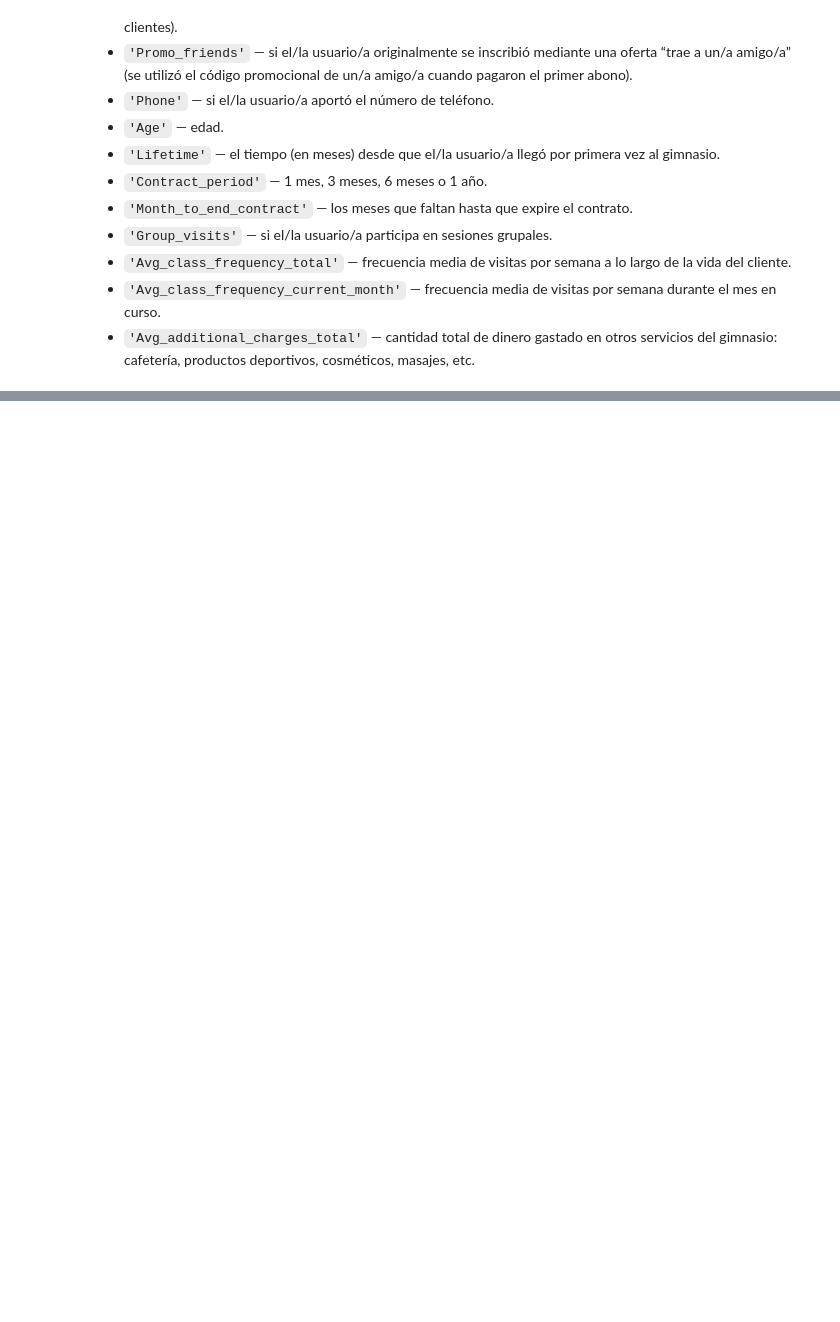
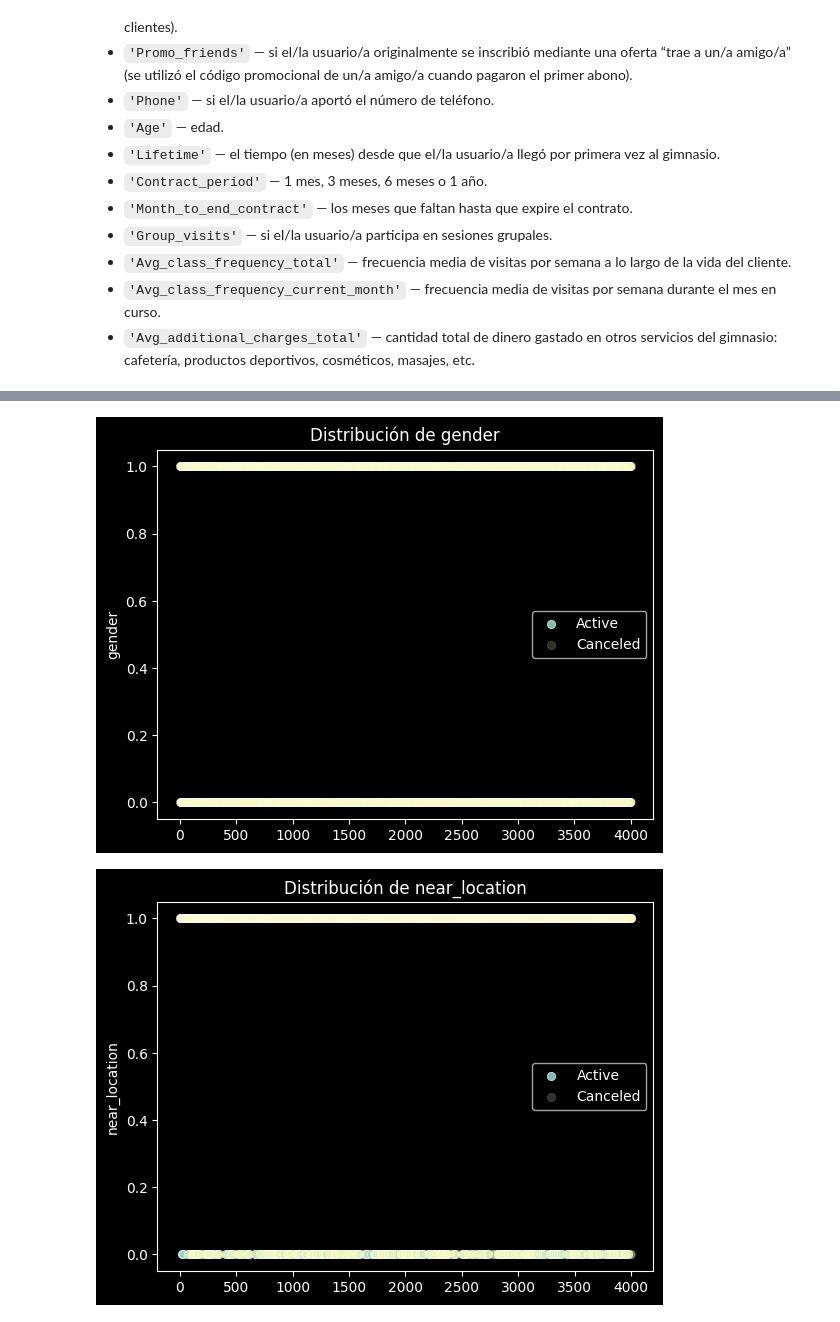
Before and after one commit to XivxnX/model_machine-learning, a Jupyter notebook: model_machine-learning.ipynb, the cells around one changed output, grey strips where cells are left out. Cells and saved outputs as stored; diff of their text form; code cells hidden in the pictures; blank space fills up the shorter version.

```diff
--- a/model_machine-learning.ipynb
+++ b/model_machine-learning.ipynb
@@ -30,0 +149,12 @@
+# %%
+# scatters
+for character in characteristics:
+    sns.scatterplot(active_users[character], label="Active", alpha=0.9)
+    sns.scatterplot(canceled_users[character], label="Canceled", alpha=0.2)
+
+    plt.title(f"Distribución de {character}")
+    plt.legend()
+    plt.show()
+# %% [output]
+[figure, added]
+[figure, added]
```
Also changed, not shown: parts of 12 cells of this notebook.
